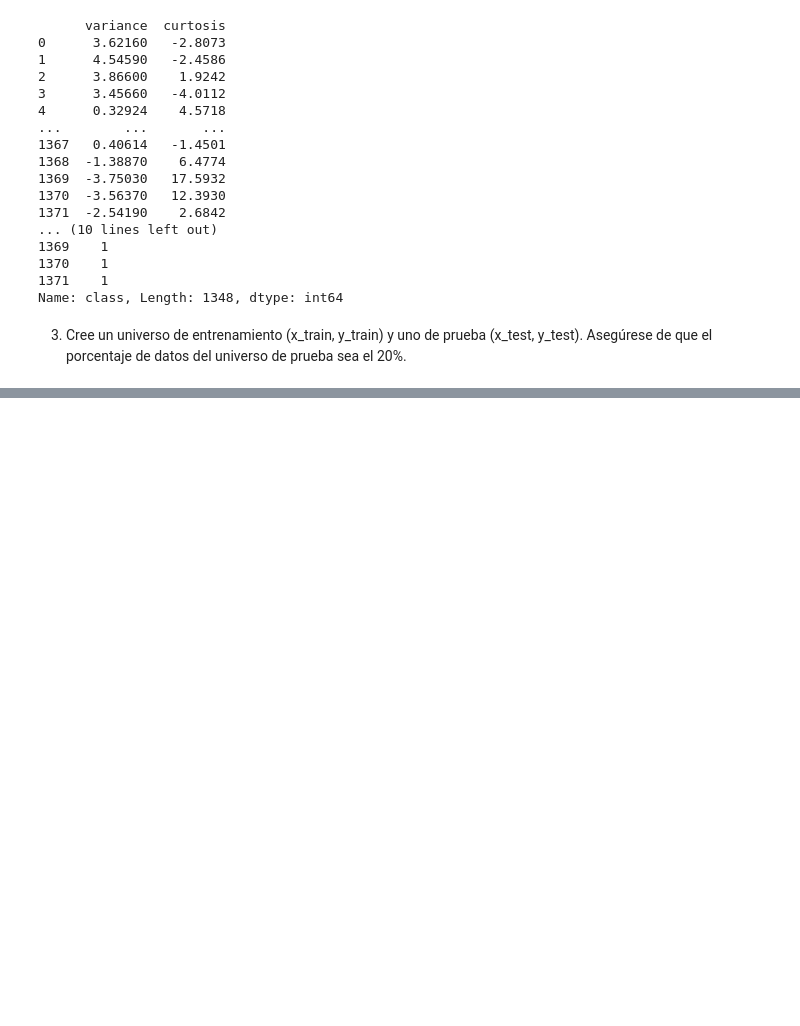
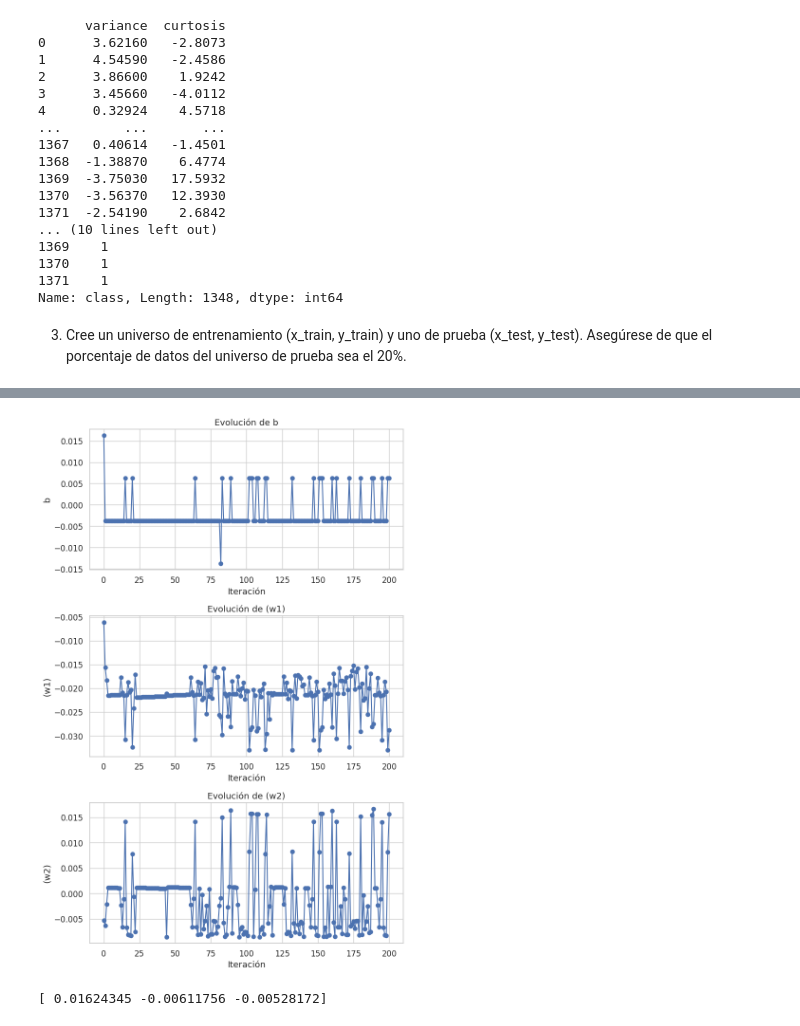
Before and after one commit to MiguelAngeloTr/Aprendizaje_Automatico, a Jupyter notebook: SEMANA_5/TAREA3/Clasificación_usando_perceptron_Adaline.ipynb, the cells around one changed output, grey strips where cells are left out. Drawn from its saved outputs; the diff is of its cells as text; code cells hidden in the pictures; blank space fills up the shorter version.

```diff
--- a/SEMANA_5/TAREA3/Clasificación_usando_perceptron_Adaline.ipynb
+++ b/SEMANA_5/TAREA3/Clasificación_usando_perceptron_Adaline.ipynb
@@ -336,0 +417,38 @@ plt.show()
+# %%
+#-- 5.2 Debe de presentar un gráfico de variabilidad de los hiperparámetros del Perceptron (𝑤1,𝑤2 𝑦 𝑏)
+#-- en función de las épocas de entrenamiento.
+
+
+
+import matplotlib.pyplot as plt
+
+# Lista de etiquetas para los gráficos
+labels = ['b', '(w1)', '(w2)']
+
+# Crear tres subgráficos
+fig, axs = plt.subplots(3, 1, figsize=(8, 12))
+
+# Iterar sobre cada etiqueta y crear un gráfico correspondiente
+for i, label in enumerate(labels):
+    # Extraer la serie temporal para la etiqueta actual
+    series = [weights[i] for weights in ppn.w_historical]
+
+    # Graficar la serie temporal
+    axs[i].plot(range(len(ppn.w_historical)), series, marker='o')
+    axs[i].set_title(f'Evolución de {label}')
+    axs[i].set_xlabel('Iteración')
+    axs[i].set_ylabel(label)
+
+
+
+# Ajustar espaciado entre subgráficos
+plt.tight_layout()
+
+# Mostrar los gráficos
+plt.show()
+# %% [output]
+[figure, added]
+# %%
+print(ppn.w_historical[0])
+# %% [output]
+[ 0.01624345 -0.00611756 -0.00528172]
```
Also changed, not shown: parts of 16 cells of this notebook.
